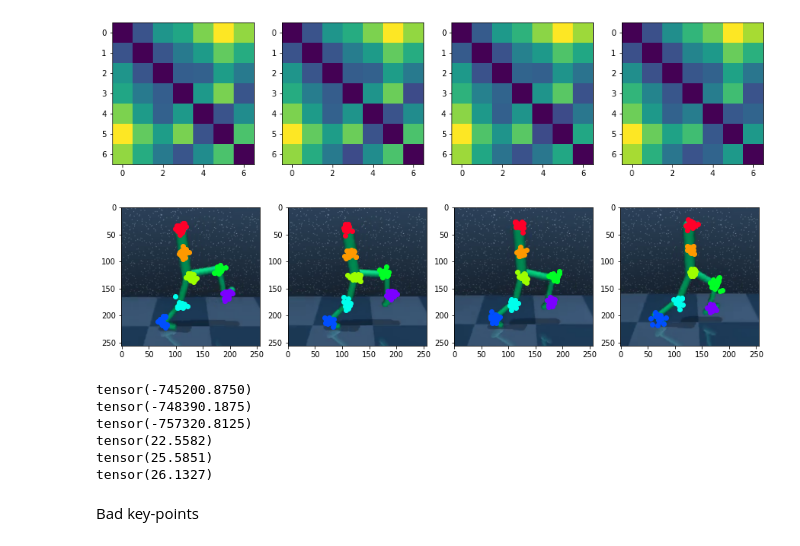
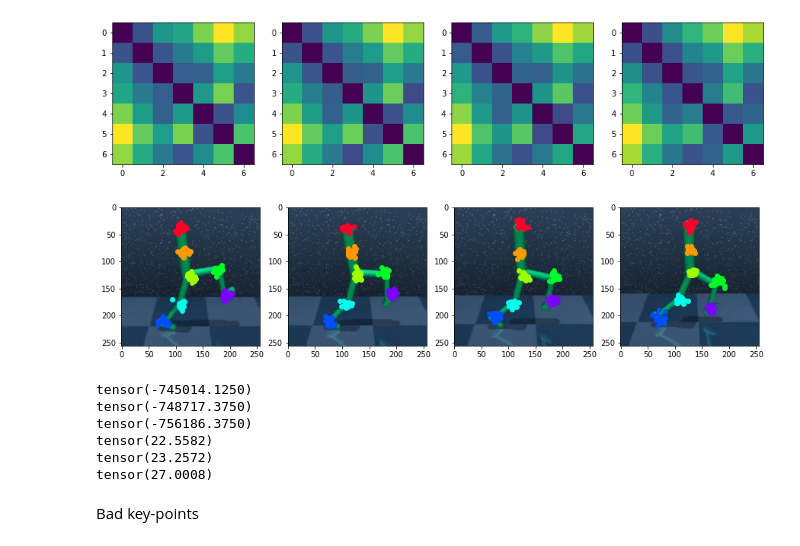
Before and after one commit to YFrisch/vssil, a Jupyter notebook: notebooks/Distribution.ipynb, the cells around one changed output. Drawn from its saved outputs; the diff is of its cells as text; code cells hidden in the pictures.

```diff
--- a/notebooks/Distribution.ipynb
+++ b/notebooks/Distribution.ipynb
@@ -52,7 +52,7 @@ fig, ax = plt.subplots(1, sample_size, figsize=(15, 5))
 for t in range(sample_size):
     ax[t].imshow(img_tensor[0, t].permute(1, 2, 0))
     for k in range(K):
-        ax[t].scatter(perfect_kpts[0, t, k, 1], perfect_kpts[0, t, k, 0], color=cm(1.*k/K))
+        ax[t].scatter(perfect_kpts[0, t, k, 0], perfect_kpts[0, t, k, 1], color=cm(1.*k/K))
 plt.show()
 # %% [output]
 [figure]
@@ -89,29 +89,29 @@ plt.show()
 # %%
 from torch.distributions import MultivariateNormal
 
 n_samples = 20
 
 fig, ax = plt.subplots(1, T, figsize=(15, 5))
 
 perfect_samples = torch.empty((N, T, K, n_samples, 2))
 
 for t in range(T):
 
     mvN = MultivariateNormal(loc=perfect_kpts[0, t, :, :2], covariance_matrix=torch.eye(2)*25)
 
     ax[t].imshow(img_tensor[0, t].permute(1, 2, 0))
 
     for s in range(n_samples):
 
         sample = mvN.sample()
 
         for k in range(K):
 
-            ax[t].scatter(sample[k, 1], sample[k, 0], color=cm(1.*k/K))
+            ax[t].scatter(sample[k, 0], sample[k, 1], color=cm(1.*k/K))
 
             perfect_samples[0, t, :, s, :] = sample
 # %% [output]
-[figure, old version]
+[figure, new version]
 # %%
 from torch.nn import KLDivLoss
 
@@ -123,12 +123,12 @@ for t in range(T-1):
 for t in range(T-1):
     print(torch.norm(perfect_samples[0, t, ...] - perfect_samples[0, t+1, ...], p=float('inf')))
 # %% [output]
-tensor(-745200.8750)
-tensor(-748390.1875)
-tensor(-757320.8125)
+tensor(-745014.1250)
+tensor(-748717.3750)
+tensor(-756186.3750)
 tensor(22.5582)
-tensor(25.5851)
-tensor(26.1327)
+tensor(23.2572)
+tensor(27.0008)
 # %% [markdown]
 Bad key-points
 # %%
```
Also changed, not shown: parts of 7 cells of this notebook, 14 other files.
